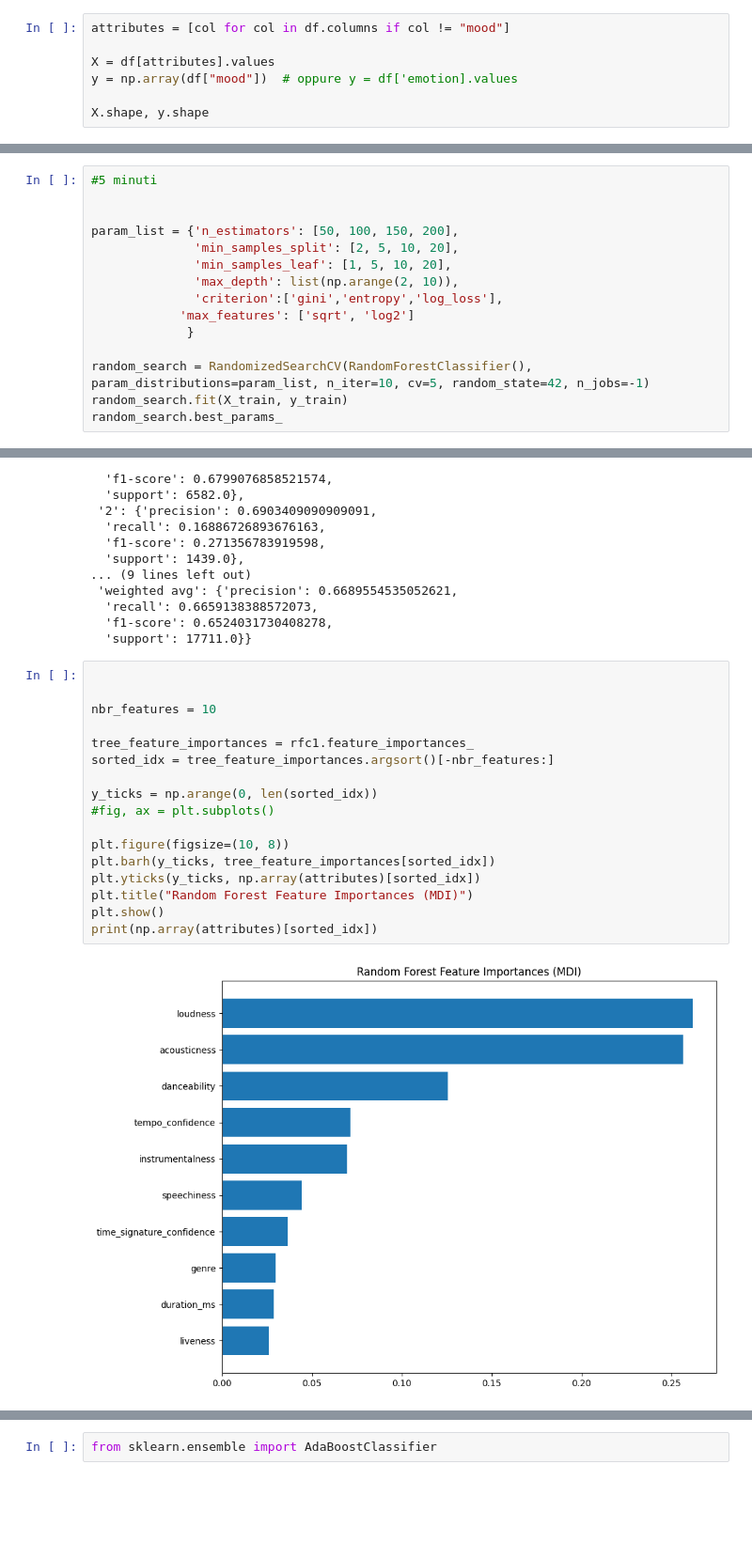
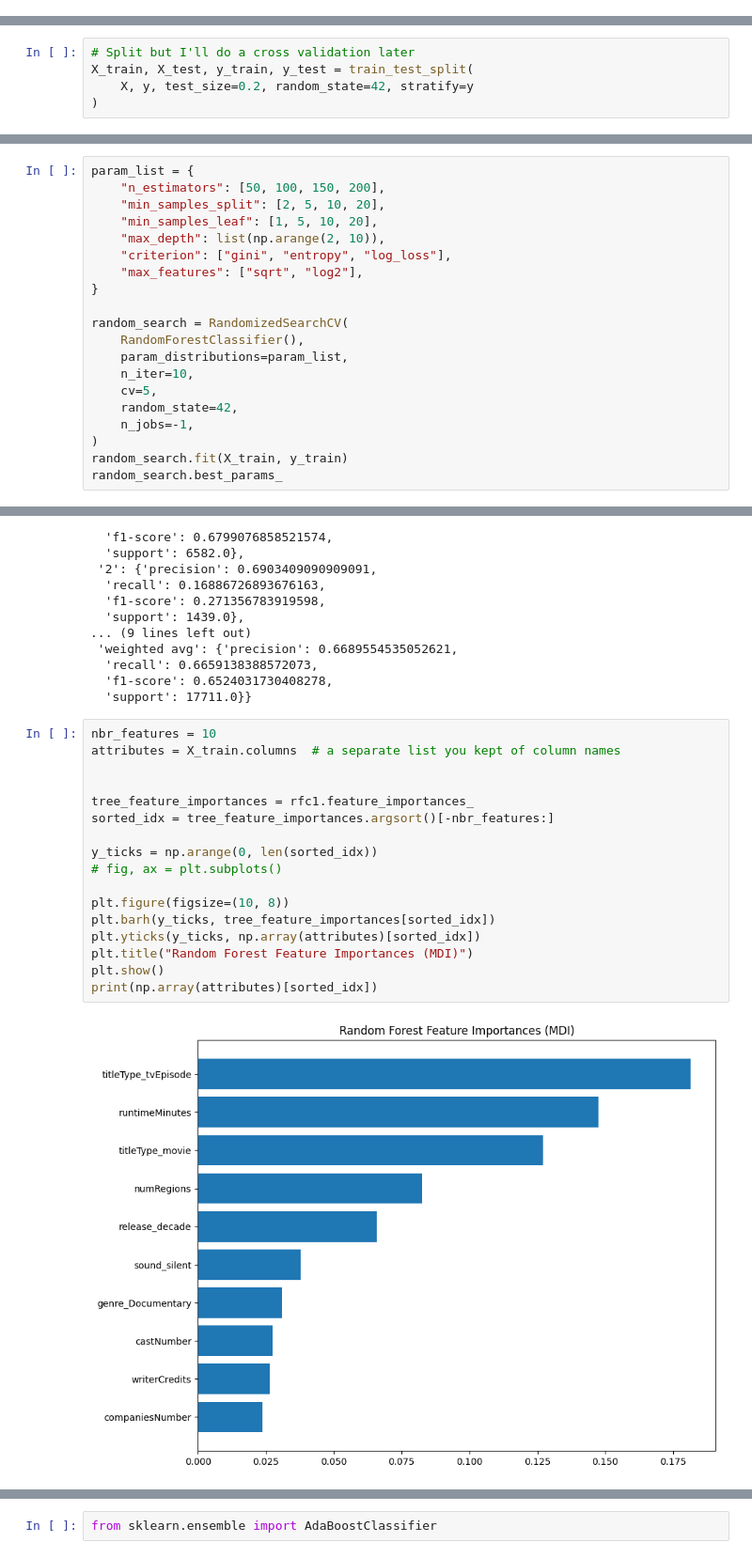
Before and after one commit to drizzello/DataMining2, a Jupyter notebook: TABULAR_ENSEMBLE.ipynb, the cells around one changed output, grey strips where cells are left out. Shown at 94% size. Cells and saved outputs as stored; diff of their text form; blank space fills up the shorter version.

```diff
--- a/TABULAR_ENSEMBLE.ipynb
+++ b/TABULAR_ENSEMBLE.ipynb
@@ -128,7 +96,0 @@ PARTITION
-# %%
-attributes = [col for col in df.columns if col != "mood"]
-
-X = df[attributes].values
-y = np.array(df["mood"])  # oppure y = df['emotion].values
-
-X.shape, y.shape
@@ -156,0 +97,5 @@ Name: count, dtype: int64
+# %%
+# Split but I'll do a cross validation later
+X_train, X_test, y_train, y_test = train_test_split(
+    X, y, test_size=0.2, random_state=42, stratify=y
+)
@@ -163,18 +110,23 @@ Cosa vado a fare: <br>
 - Con il dataset con le k feature più importanti vado a fare di nuovo hyper parameter tuning, e a vedere l'accuracy;
 - Su uno dei due vado a fare il plot dell'accuracy al variare del numero di stimatori che vengono usati - sarebbe molto bello fare il plot con entrambi sovrapposti, facendo vedere l'accuracy allenando su tutto e l'accuracy allenando invece soltanto su quelle migliori
 # %%
-#5 minuti
+param_list = {
+    "n_estimators": [50, 100, 150, 200],
+    "min_samples_split": [2, 5, 10, 20],
+    "min_samples_leaf": [1, 5, 10, 20],
+    "max_depth": list(np.arange(2, 10)),
+    "criterion": ["gini", "entropy", "log_loss"],
+    "max_features": ["sqrt", "log2"],
+}
 
-
-param_list = {'n_estimators': [50, 100, 150, 200],
-              'min_samples_split': [2, 5, 10, 20],
-              'min_samples_leaf': [1, 5, 10, 20],
-              'max_depth': list(np.arange(2, 10)),
-              'criterion':['gini','entropy','log_loss'],
-            'max_features': ['sqrt', 'log2']
-             }
-
-random_search = RandomizedSearchCV(RandomForestClassifier(), param_distributions=param_list, n_iter=10, cv=5, random_state=42, n_jobs=-1)
+random_search = RandomizedSearchCV(
+    RandomForestClassifier(),
+    param_distributions=param_list,
+    n_iter=10,
+    cv=5,
+    random_state=42,
+    n_jobs=-1,
+)
 random_search.fit(X_train, y_train)
 random_search.best_params_
 # %% [output]
@@ -354,21 +274,21 @@ json.loads(json.dumps(classification_report(y_test, y_pred_rfc1, output_dict=Tru
   'f1-score': 0.6524031730408278,
   'support': 17711.0}}
 # %%
+nbr_features = 10
+attributes = X_train.columns  # a separate list you kept of column names
 
-
-nbr_features = 10
 
 tree_feature_importances = rfc1.feature_importances_
 sorted_idx = tree_feature_importances.argsort()[-nbr_features:]
 
 y_ticks = np.arange(0, len(sorted_idx))
-#fig, ax = plt.subplots()
+# fig, ax = plt.subplots()
 
 plt.figure(figsize=(10, 8))
 plt.barh(y_ticks, tree_feature_importances[sorted_idx])
 plt.yticks(y_ticks, np.array(attributes)[sorted_idx])
 plt.title("Random Forest Feature Importances (MDI)")
 plt.show()
 print(np.array(attributes)[sorted_idx])
 # %% [output]
-[figure, old version]
+[figure, new version]
```
Also changed, not shown: parts of 101 cells of this notebook, 32 other files.
